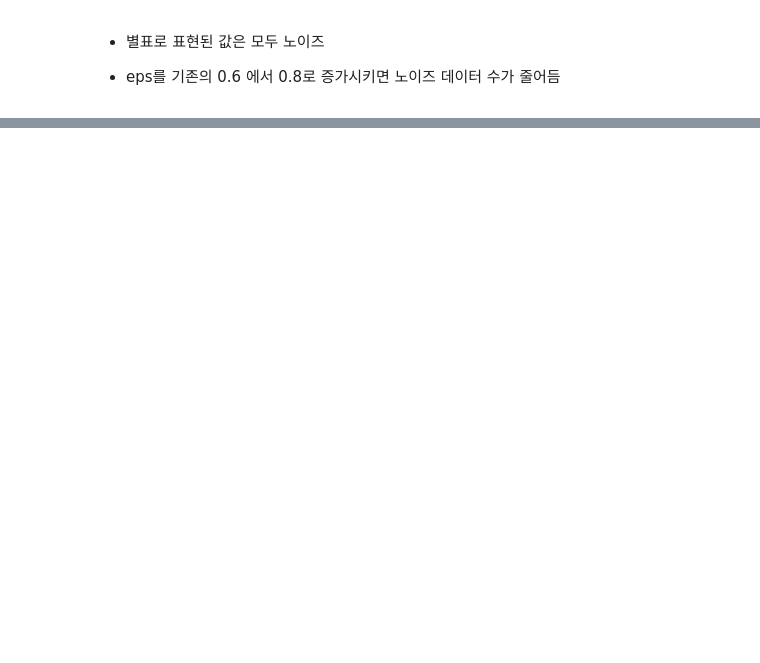
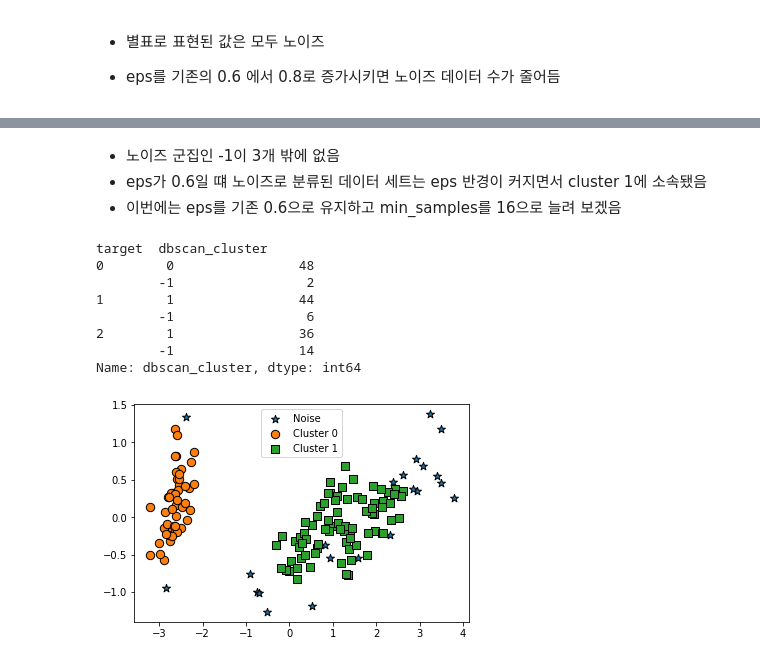
Before and after one commit to johyunkang/python-ml-guide, a Jupyter notebook: python_ml_perfect_guide_07_Clustering.ipynb, the cells around one changed output, grey strips where cells are left out. Cells and saved outputs as stored; diff of their text form; code cells hidden in the pictures; blank space fills up the shorter version.

```diff
--- a/python_ml_perfect_guide_07_Clustering.ipynb
+++ b/python_ml_perfect_guide_07_Clustering.ipynb
@@ -741,0 +740,28 @@ NameError: ignored
+# %% [markdown]
+- 노이즈 군집인 -1이 3개 밖에 없음
+- eps가 0.6일 떄 노이즈로 분류된 데이터 세트는 eps 반경이 커지면서 cluster 1에 소속됐음
+- 이번에는 eps를 기존 0.6으로 유지하고 min_samples를 16으로 늘려 보겠음
+# %%
+from sklearn.cluster import DBSCAN
+
+dbscan = DBSCAN(eps=0.6, min_samples=16, metric='euclidean')
+dbscan_labels = dbscan.fit_predict(iris.data)
+
+irisdf['dbscan_cluster'] = dbscan_labels
+irisdf['target'] = iris.target
+
+iris_result = irisdf.groupby(['target'])['dbscan_cluster'].value_counts()
+print(iris_result)
+
+# 아래 함수 공식 레포에서 받아서 정의해라. p.447
+visualize_cluster_plot(dbscan, irisdf, 'dbscan_cluster', iscenter=False)
+# %% [output]
+target  dbscan_cluster
+0        0                48
+        -1                 2
+1        1                44
+        -1                 6
+2        1                36
+        -1                14
+Name: dbscan_cluster, dtype: int64
+[figure, added]
```
Also changed, not shown: parts of 12 cells of this notebook.
